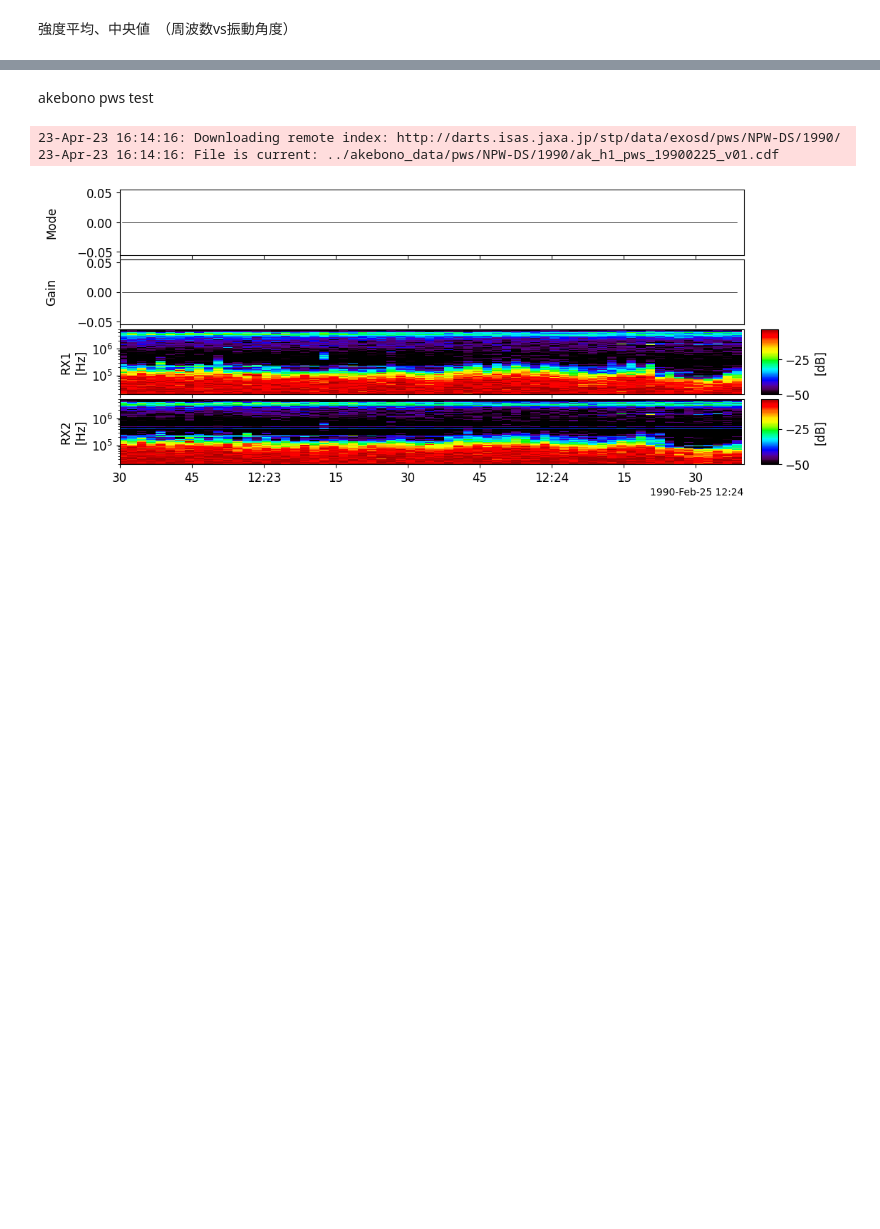
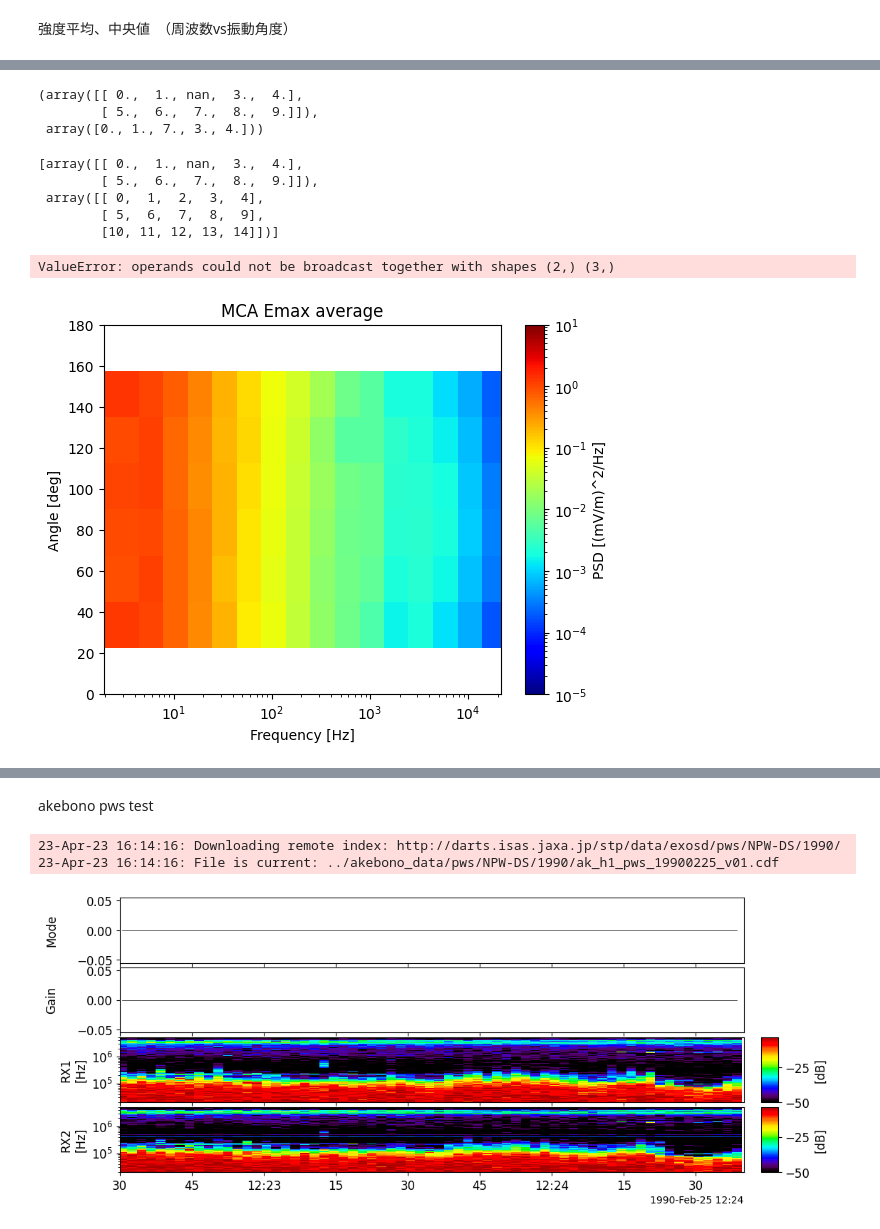
Before and after one commit to shuji-onosawa/akebono_analysis, a Jupyter notebook: src/Akebono_analysis.ipynb, the cells around one changed output, grey strips where cells are left out. Drawn from its saved outputs; the diff is of its cells as text; code cells hidden in the pictures; blank space fills up the shorter version.

```diff
--- a/src/Akebono_analysis.ipynb
+++ b/src/Akebono_analysis.ipynb
@@ -89,3 +119,52 @@ pytplot.tplot(['akb_mca_Emax_pwr', 'angle_btwn_B0_Ey', 'akb_mca_Bmax_pwr', 'angl
+# %%
+import numpy as np
+a = np.arange(10, dtype=float).reshape(2,5)
+a[0][2] = np.nan
+a, np.nanmin(a, axis=0)
+# %% [output]
+(array([[ 0.,  1., nan,  3.,  4.],
+        [ 5.,  6.,  7.,  8.,  9.]]),
+ array([0., 1., 7., 3., 4.]))
+# %%
+b = np.arange(15).reshape(3,5)
+[a, b]
+# %% [output]
+[array([[ 0.,  1., nan,  3.,  4.],
+        [ 5.,  6.,  7.,  8.,  9.]]),
+ array([[ 0,  1,  2,  3,  4],
+        [ 5,  6,  7,  8,  9],
+        [10, 11, 12, 13, 14]])]
+# %%
+np.arange(2)+np.arange(3)
+# %% [output]
+ValueError: operands could not be broadcast together with shapes (2,) (3,)
+# %%
+from matplotlib.colors import LogNorm
+import matplotlib.pyplot as plt
+import numpy as np
+# 作成した角度ごとのMCAのデータ(8*16の配列)をプロットする
+freq = np.array([3.16, 5.62, 10, 17.6,
+                 31.6, 56.2, 100, 176,
+                 316, 562, 1000, 1760,
+                 3160, 5620, 10000, 17600])
+
+angle = np.array([11.25, 33.75, 56.25, 78.75, 101.25, 123.75, 146.25, 168.75])
+average_E_matrix = [np.nanmean(intensity_e_matrix[i], axis=0) for i in range(8)]
+fig, ax = plt.subplots()
+im = ax.pcolormesh(freq, angle, average_E_matrix, cmap='jet', norm=LogNorm(vmin=1e-5, vmax=10))
+# カラーバーの追加
+cbar = plt.colorbar(im)
+cbar.ax.set_ylabel('PSD [(mV/m)^2/Hz]')
+# カラーバーの値の範囲の設定
+
+ax.set_xscale('log')
+ax.set_xlabel('Frequency [Hz]')
+ax.set_ylabel('Angle [deg]')
+ax.set_title('MCA Emax average')
+plt.savefig('../plots/freq_angle_pwr_plot/'+date+'_'+start_time.replace(':', '')+'_'+end_time.replace(':','')+'_Emax_average.png')
+plt.show()
+# %% [output]
+[figure, added]
 # %%
 from matplotlib.colors import LogNorm
 import matplotlib.pyplot as plt
```
Also changed, not shown: parts of 29 cells of this notebook, 1 other file.
